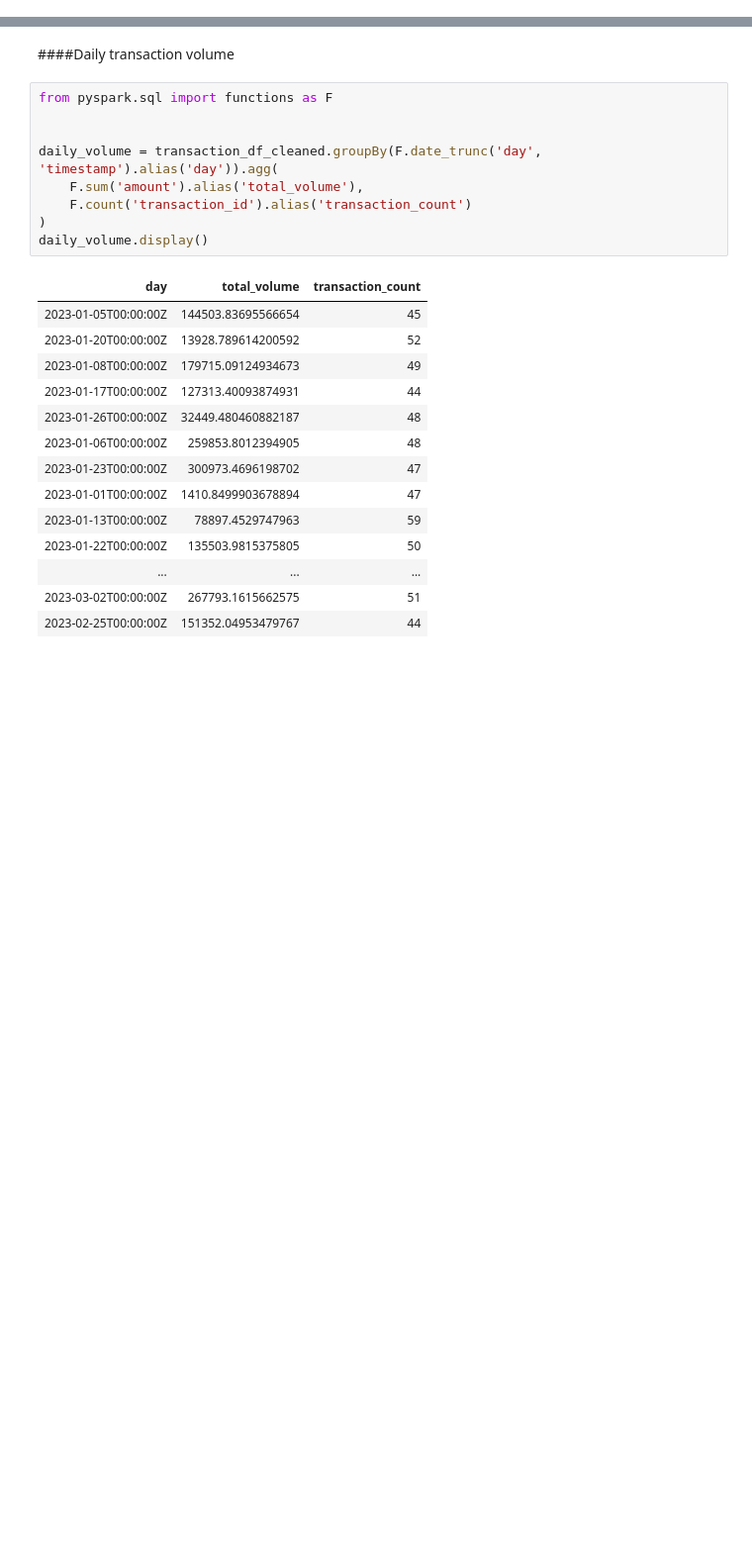
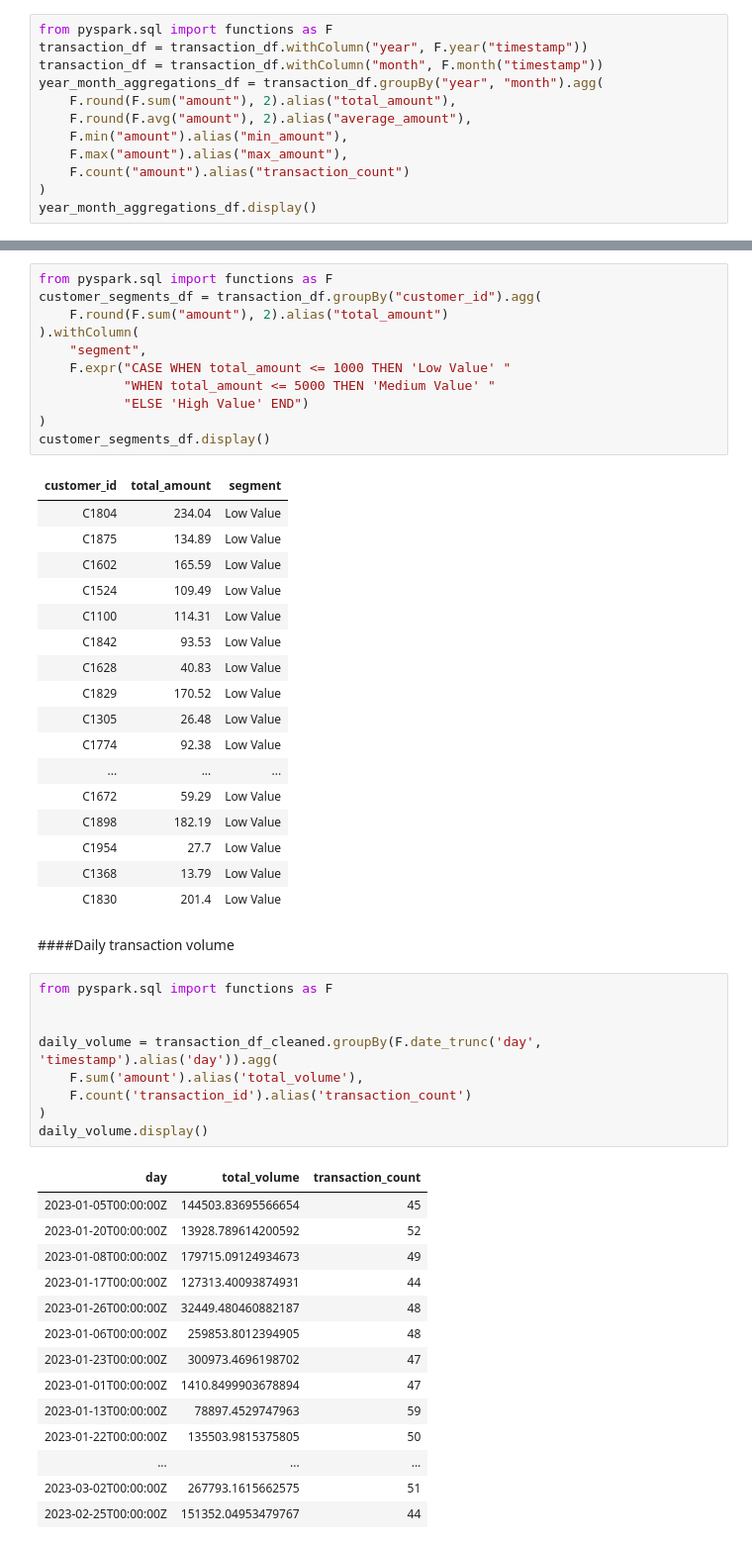
Before and after one commit to PratikshaJavaDev/capstoneprojectbypratiksha, a Jupyter notebook: Gold_layer.ipynb, the cells around one changed output, grey strips where cells are left out. Shown at 99% size. Drawn from its saved outputs; the diff is of its cells as text; blank space fills up the shorter version.

```diff
--- a/Gold_layer.ipynb
+++ b/Gold_layer.ipynb
@@ -51,0 +260,12 @@ avg_segments_per_customer.show()
+# %%
+from pyspark.sql import functions as F
+transaction_df = transaction_df.withColumn("year", F.year("timestamp"))
+transaction_df = transaction_df.withColumn("month", F.month("timestamp"))
+year_month_aggregations_df = transaction_df.groupBy("year", "month").agg(
+    F.round(F.sum("amount"), 2).alias("total_amount"),
+    F.round(F.avg("amount"), 2).alias("average_amount"),
+    F.min("amount").alias("min_amount"),
+    F.max("amount").alias("max_amount"),
+    F.count("amount").alias("transaction_count")
+)
+year_month_aggregations_df.display()
@@ -52,3 +299,32 @@ avg_segments_per_customer.show()
+# %%
+from pyspark.sql import functions as F
+customer_segments_df = transaction_df.groupBy("customer_id").agg(
+    F.round(F.sum("amount"), 2).alias("total_amount")
+).withColumn(
+    "segment",
+    F.expr("CASE WHEN total_amount <= 1000 THEN 'Low Value' "
+           "WHEN total_amount <= 5000 THEN 'Medium Value' "
+           "ELSE 'High Value' END")
+)
+customer_segments_df.display()
+# %% [output]
+| customer_id | total_amount | segment |
+| C1804 | 234.04 | Low Value |
+| C1875 | 134.89 | Low Value |
+| C1602 | 165.59 | Low Value |
+| C1524 | 109.49 | Low Value |
+| C1100 | 114.31 | Low Value |
+| C1842 | 93.53 | Low Value |
+| C1628 | 40.83 | Low Value |
+| C1829 | 170.52 | Low Value |
+| C1305 | 26.48 | Low Value |
+| C1774 | 92.38 | Low Value |
+| ... | ... | ... |
+| C1672 | 59.29 | Low Value |
+| C1898 | 182.19 | Low Value |
+| C1954 | 27.7 | Low Value |
+| C1368 | 13.79 | Low Value |
+| C1830 | 201.4 | Low Value |
 # %% [markdown]
 ####Daily transaction volume
 # %%
```
Also changed, not shown: parts of 24 cells of this notebook, 5 other files.
